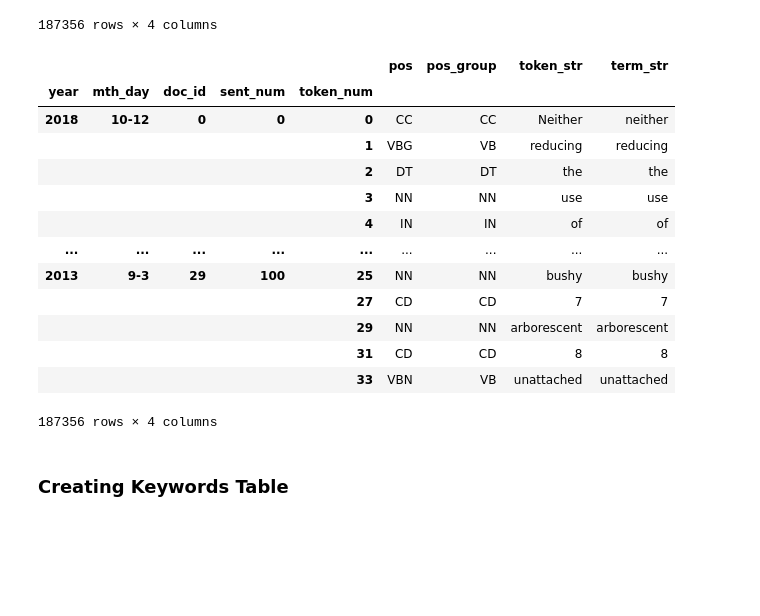
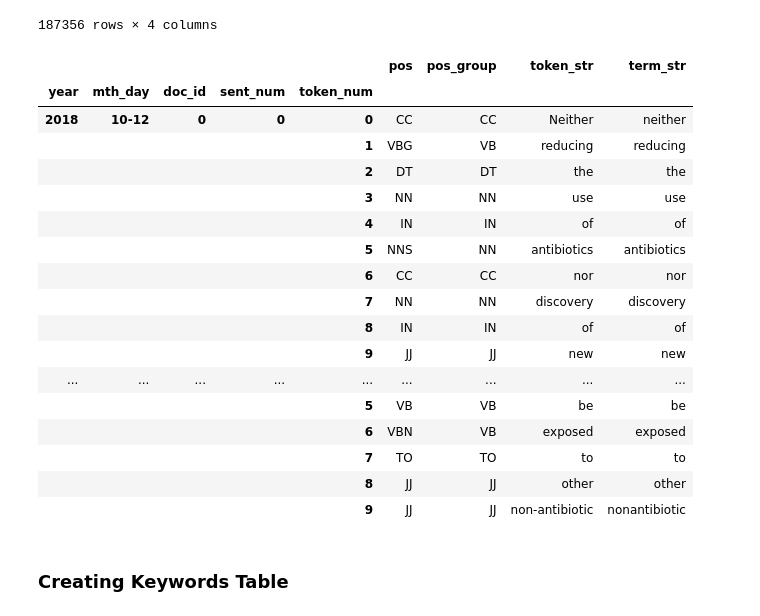
Before and after one commit to caroline-kranefuss/evolving_sentiment_climate, a Jupyter notebook: notebooks/EDA.ipynb, the cells around one changed output. Drawn from its saved outputs; the diff is of its cells as text; code cells hidden in the pictures; blank space fills up the shorter version.

```diff
--- a/notebooks/EDA.ipynb
+++ b/notebooks/EDA.ipynb
@@ -203,24 +207,28 @@ TOKENS
 # %%
 TOKENS = TOKENS.join(DOC_to_join)
 TOKENS = TOKENS.set_index('year', append=True)
 TOKENS = TOKENS.set_index('mth_day', append=True)
 TOKENS = TOKENS.reorder_levels([3,4,0,1,2])
-TOKENS
+TOKENS.head(30)
 # %% [output]
 |  |  |  |  |  | pos | pos_group | token_str | term_str |
 | year | mth_day | doc_id | sent_num | token_num |  |  |  |  |
 | 2018 | 10-12 | 0 | 0 | 0 | CC | CC | Neither | neither |
 |  |  |  |  | 1 | VBG | VB | reducing | reducing |
 |  |  |  |  | 2 | DT | DT | the | the |
 |  |  |  |  | 3 | NN | NN | use | use |
 |  |  |  |  | 4 | IN | IN | of | of |
+|  |  |  |  | 5 | NNS | NN | antibiotics | antibiotics |
+|  |  |  |  | 6 | CC | CC | nor | nor |
+|  |  |  |  | 7 | NN | NN | discovery | discovery |
+|  |  |  |  | 8 | IN | IN | of | of |
+|  |  |  |  | 9 | JJ | JJ | new | new |
 | ... | ... | ... | ... | ... | ... | ... | ... | ... |
-| 2013 | 9-3 | 29 | 100 | 25 | NN | NN | bushy | bushy |
-|  |  |  |  | 27 | CD | CD | 7 | 7 |
-|  |  |  |  | 29 | NN | NN | arborescent | arborescent |
-|  |  |  |  | 31 | CD | CD | 8 | 8 |
-|  |  |  |  | 33 | VBN | VB | unattached | unattached |
+|  |  |  |  | 5 | VB | VB | be | be |
+|  |  |  |  | 6 | VBN | VB | exposed | exposed |
+|  |  |  |  | 7 | TO | TO | to | to |
+|  |  |  |  | 8 | JJ | JJ | other | other |
+|  |  |  |  | 9 | JJ | JJ | non-antibiotic | nonantibiotic |
-187356 rows × 4 columns
 # %% [markdown]
 ### Creating Keywords Table
 # %%
```
Also changed, not shown: parts of 6 cells of this notebook.
